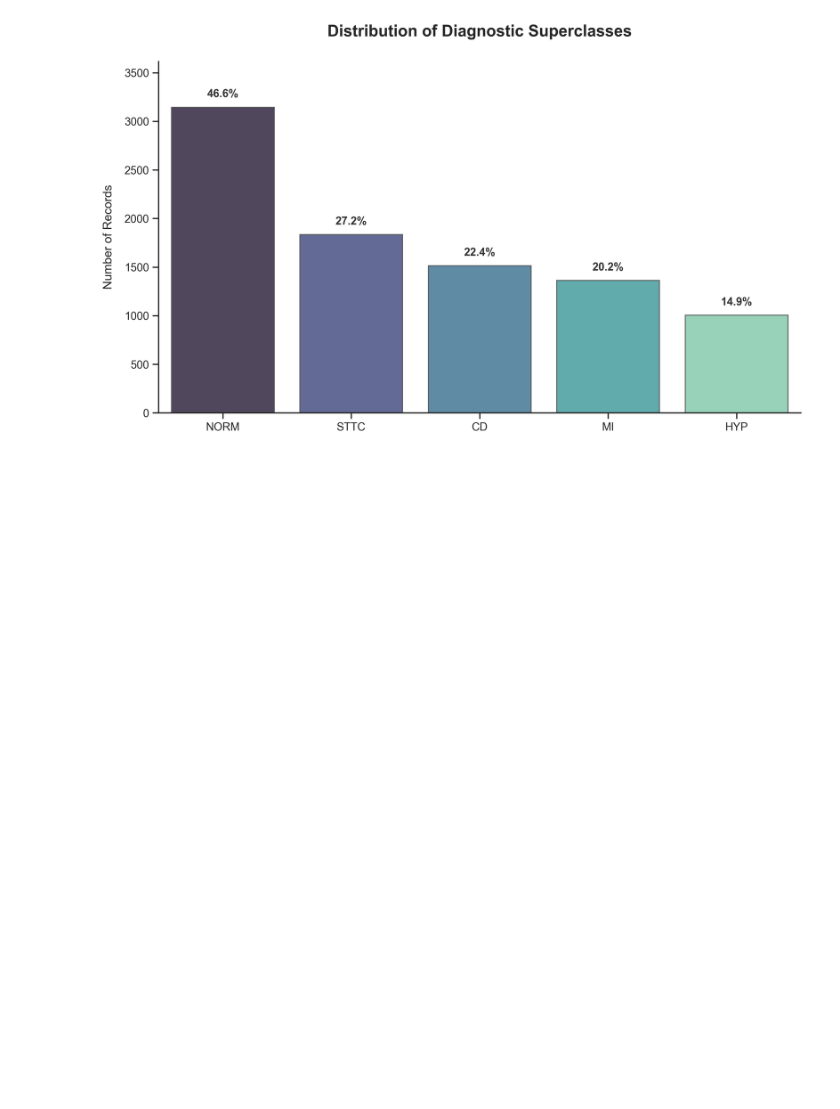
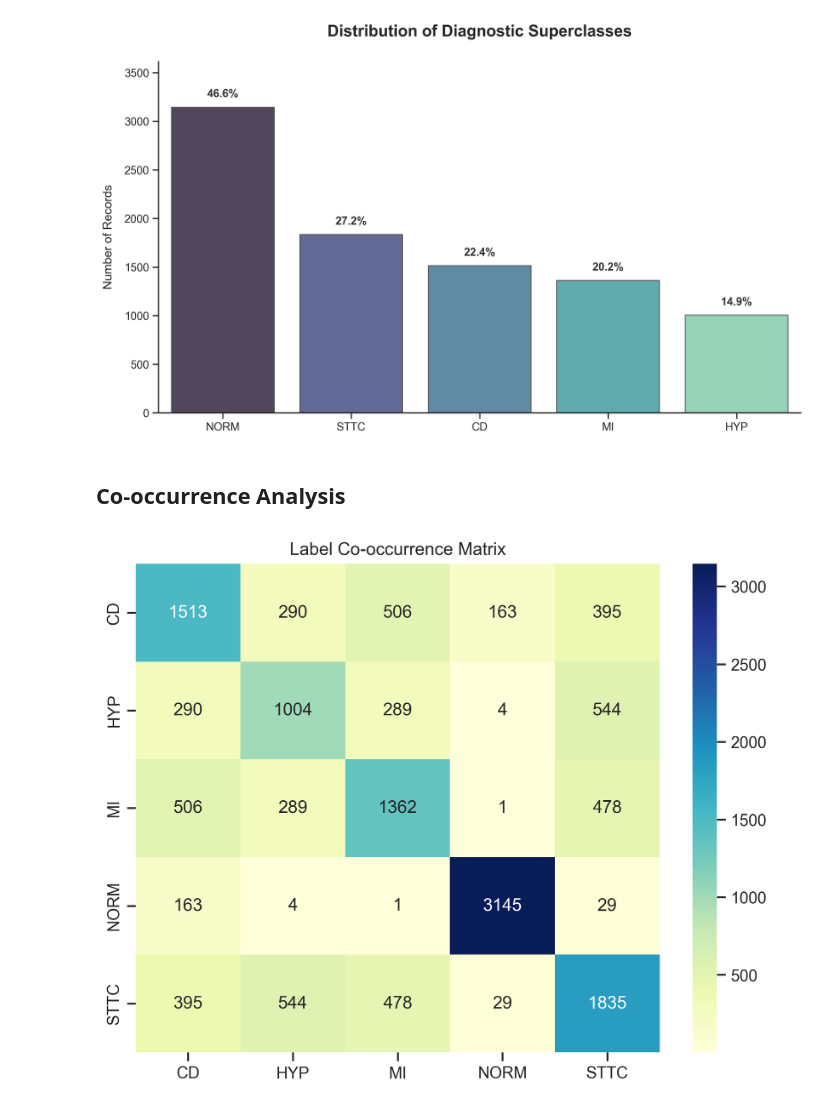
Before and after one commit to wenbo-sui/ptbxl5d, a Jupyter notebook: notebooks/01_eda_baseline.ipynb, the cells around one changed output. Saved outputs shown, nothing was run; the diff lists cells and outputs as text; code cells hidden in the pictures; blank space fills up the shorter version.

Commit message:
class_analysis

```diff
--- a/notebooks/01_eda_baseline.ipynb
+++ b/notebooks/01_eda_baseline.ipynb
@@ -261,3 +256,19 @@ CD     1513   22.434757
 MI     1362   20.195730
 HYP    1004   14.887307
 [figure]
+# %% [markdown]
+## Co-occurrence Analysis
+# %%
+from sklearn.preprocessing import MultiLabelBinarizer
+
+mlb = MultiLabelBinarizer()
+label_matrix = mlb.fit_transform(df_c['diagnostic_superclass'])
+label_df = pd.DataFrame(label_matrix, columns=mlb.classes_)
+co_occurrence_matrix = label_df.T @ label_df
+
+plt.figure(figsize=(8, 6))
+sns.heatmap(co_occurrence_matrix, annot=True, fmt="d", cmap="YlGnBu")
+plt.title('Label Co-occurrence Matrix')
+plt.show()
+# %% [output]
+[figure, added]
```
Also changed, not shown: parts of 9 cells of this notebook.
